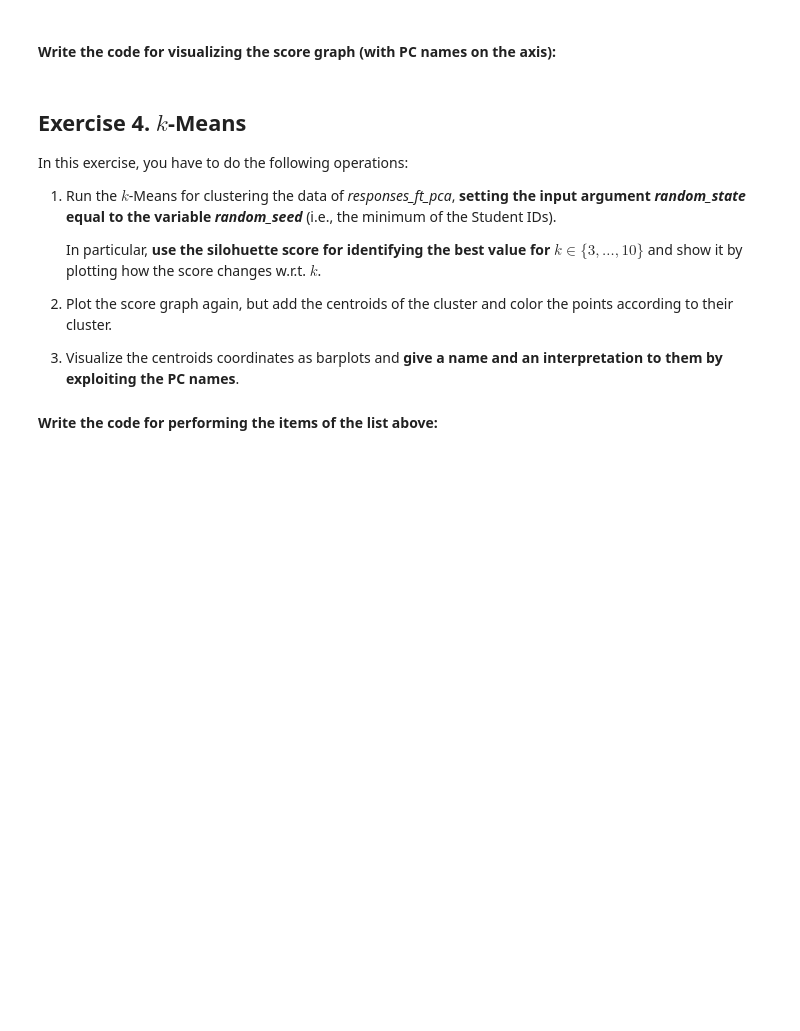
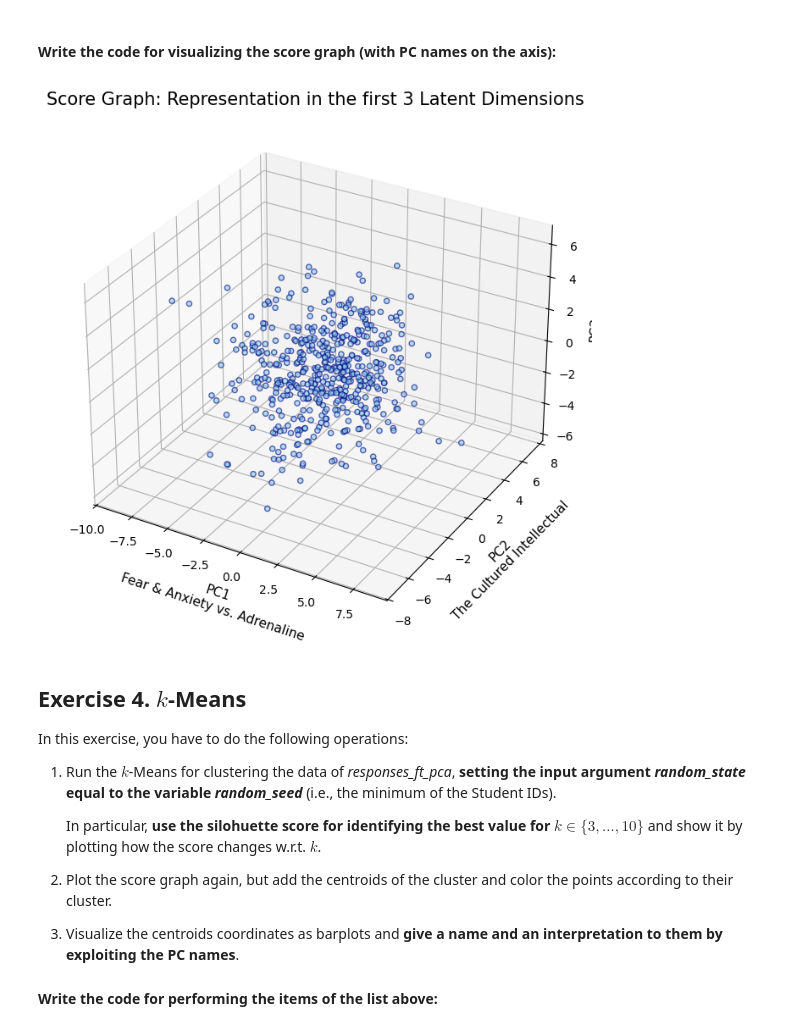
Before and after one commit to leonardopassafiume/PCA_Analysis, a Jupyter notebook: HWpca_Baiocchi_Passafiume.ipynb, the cells around one changed output. Saved outputs shown, nothing was run; the diff lists cells and outputs as text; code cells hidden in the pictures; blank space fills up the shorter version.

```diff
--- a/HWpca_Baiocchi_Passafiume.ipynb
+++ b/HWpca_Baiocchi_Passafiume.ipynb
@@ -502,0 +518,9 @@ Index(['Finances', 'Branded clothing', 'Entertainment spending',
+# %%
+# 4. Transform the *responses_ft_pp* data into their $m$-dimensional
+# representation via PCA. Store the transformed data in the
+# variable *responses_ft_pca*;
+responses_ft_pca = pca_reduced.fit_transform(responses_ft_pp)
+
+# Verifica delle dimensioni (opzionale, ma consigliato per capire)
+print(f"Dimensione originale: {responses_ft_pp.shape}")
+print(f"Dimensione trasformata: {responses_ft_pca.shape}")
@@ -507,7 +573,38 @@ Index(['Finances', 'Branded clothing', 'Entertainment spending',
 # %% [markdown]
 #### Write the code for visualizing the score graph (with PC names on the axis):
 # %%
-# [write the code here]
+#%matplotlib widget
+# 1. Define the names we gave to the PCs
+pc_names = [
+    "Fear & Anxiety vs. Adrenaline",        # PC1
+    "The Cultured Intellectual",            # PC2
+    "Mainstream vs. Alternative",           # PC3
+    "Troubled Soul vs. Balanced Planner",   # PC4
+    "Tech/Rational vs. Social/Artistic"     # PC5
+]
+
+fig = plt.figure(figsize=(8, 8))
+ax = fig.add_subplot(111, projection='3d')
+
+# Extract data for the first 3 components
+xs = responses_ft_pca[:, 0]
+ys = responses_ft_pca[:, 1]
+zs = responses_ft_pca[:, 2]
+
+# Create the scatter plot
+# c='skyblue' sets the color, alpha=0.6 makes points semi-transparent to see overlapping
+scatter = ax.scatter(xs, ys, zs, c='skyblue', edgecolor='navy', s=20, alpha=0.6)
+
+# 3. Label the axes with the interpreted names
+ax.set_xlabel(f"\nPC1\n{pc_names[0]}", fontsize=11)
+ax.set_ylabel(f"\nPC2\n{pc_names[1]}", fontsize=11)
+ax.set_zlabel(f"\nPC3\n{pc_names[2]}", fontsize=11)
+
+ax.set_title('Score Graph: Representation in the first 3 Latent Dimensions', fontsize=15)
+
+plt.show()
+# %% [output]
+[figure, added]
 # %% [markdown]
 ## Exercise 4. $k$-Means
 
```
Also changed, not shown: parts of 4 cells of this notebook.
